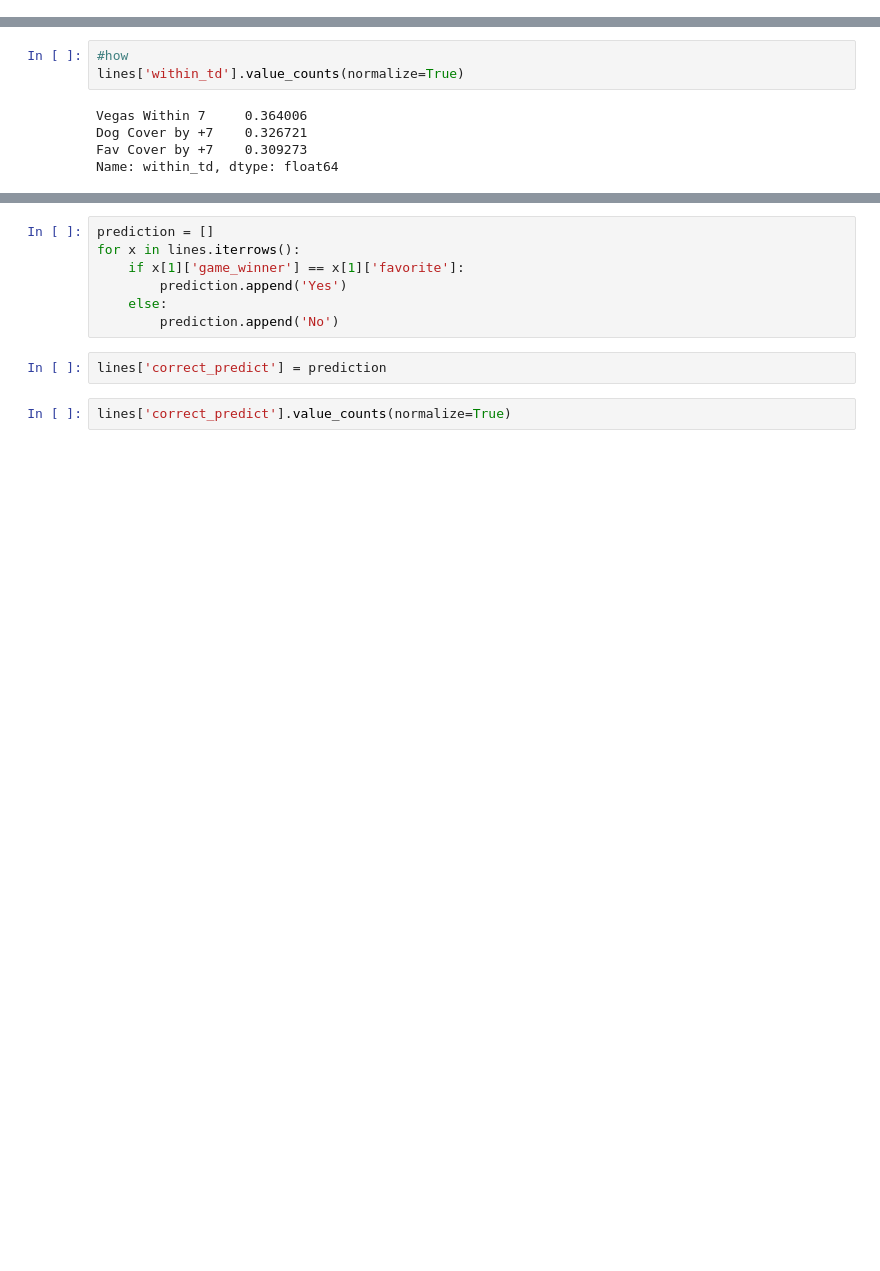
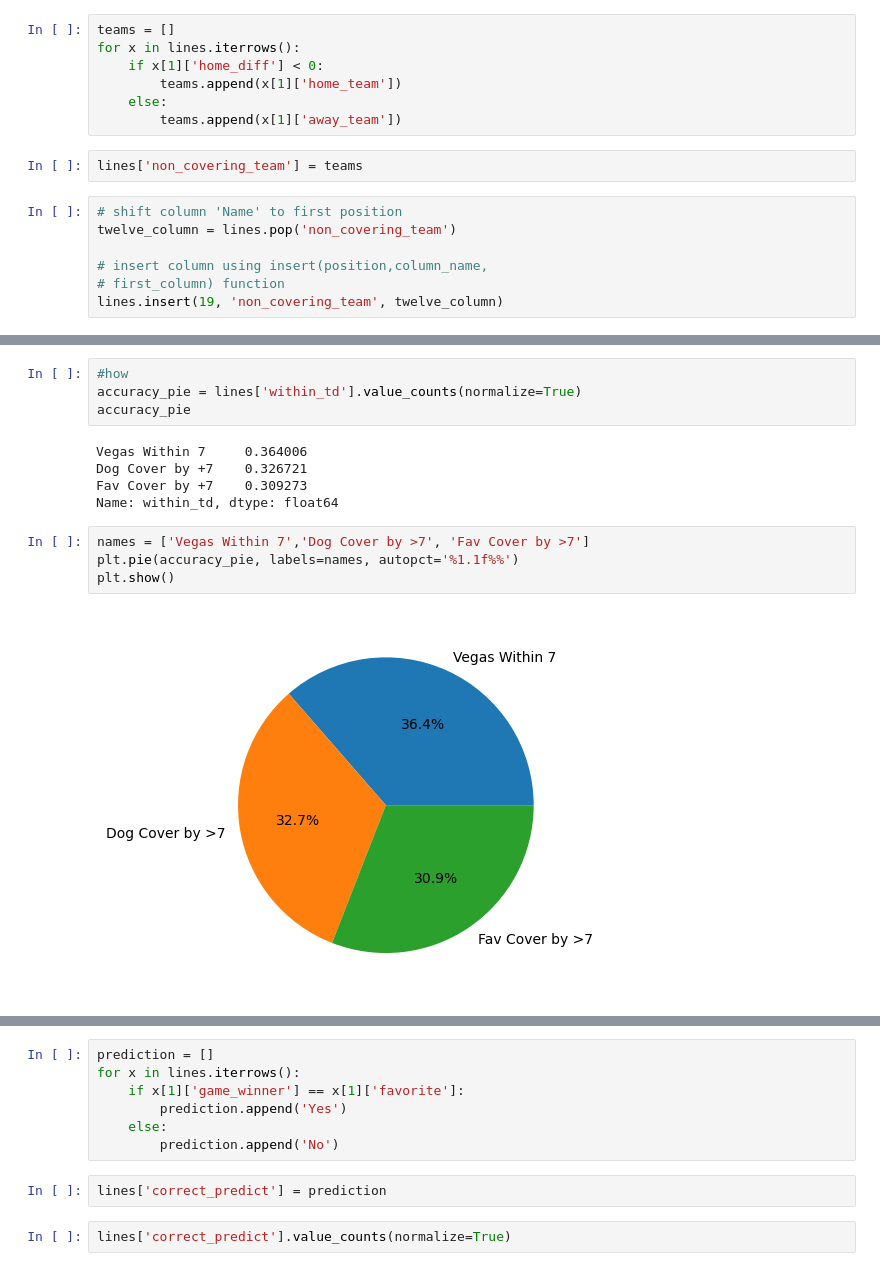
Before and after one commit to ajgrande615/DA9_CFB_Analysis, a Jupyter notebook: lines_data_ex.ipynb, the cells around one changed output, grey strips where cells are left out. Cells and saved outputs as stored; diff of their text form; blank space fills up the shorter version.

```diff
--- a/lines_data_ex.ipynb
+++ b/lines_data_ex.ipynb
@@ -63,6 +63,22 @@ lines
 | 4182 | 401437031 | 2022 | 14 | regular | 2022-12-04 | Michigan | Big Ten | 43.0 | Purdue | ... |
 | 4183 | 401404145 | 2022 | 15 | regular | 2022-12-10 | Army | FBS Independents | 20.0 | Navy | ... |
 4184 rows × 20 columns
+# %%
+teams = []
+for x in lines.iterrows():
+    if x[1]['home_diff'] < 0:
+        teams.append(x[1]['home_team'])
+    else:
+        teams.append(x[1]['away_team'])
+# %%
+lines['non_covering_team'] = teams
+# %%
+# shift column 'Name' to first position
+twelve_column = lines.pop('non_covering_team')
+
+# insert column using insert(position,column_name,
+# first_column) function
+lines.insert(19, 'non_covering_team', twelve_column)
 # %%
 game_winner = []
 for x in lines.iterrows():
@@ -103,9 +119,16 @@ for x in lines.iterrows():
 lines['within_td'] = accuracy
 # %%
 #how
-lines['within_td'].value_counts(normalize=True)
+accuracy_pie = lines['within_td'].value_counts(normalize=True)
+accuracy_pie
 # %% [output]
 Vegas Within 7     0.364006
 Dog Cover by +7    0.326721
 Fav Cover by +7    0.309273
 Name: within_td, dtype: float64
+# %%
+names = ['Vegas Within 7','Dog Cover by >7', 'Fav Cover by >7']
+plt.pie(accuracy_pie, labels=names, autopct='%1.1f%%')
+plt.show()
+# %% [output]
+[figure, added]
```
Also changed, not shown: parts of 5 cells of this notebook, 2 other files.
